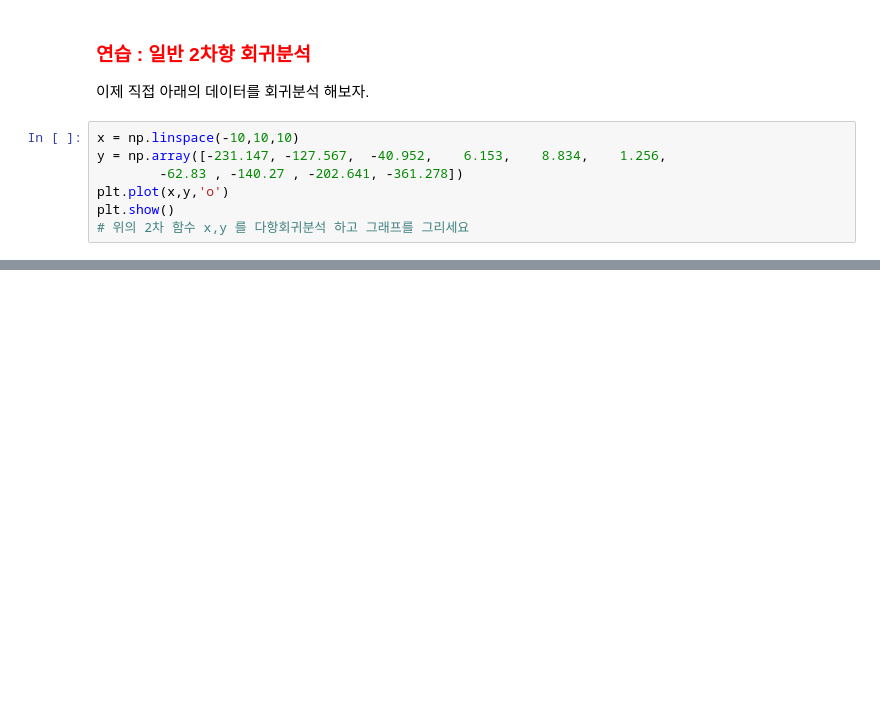
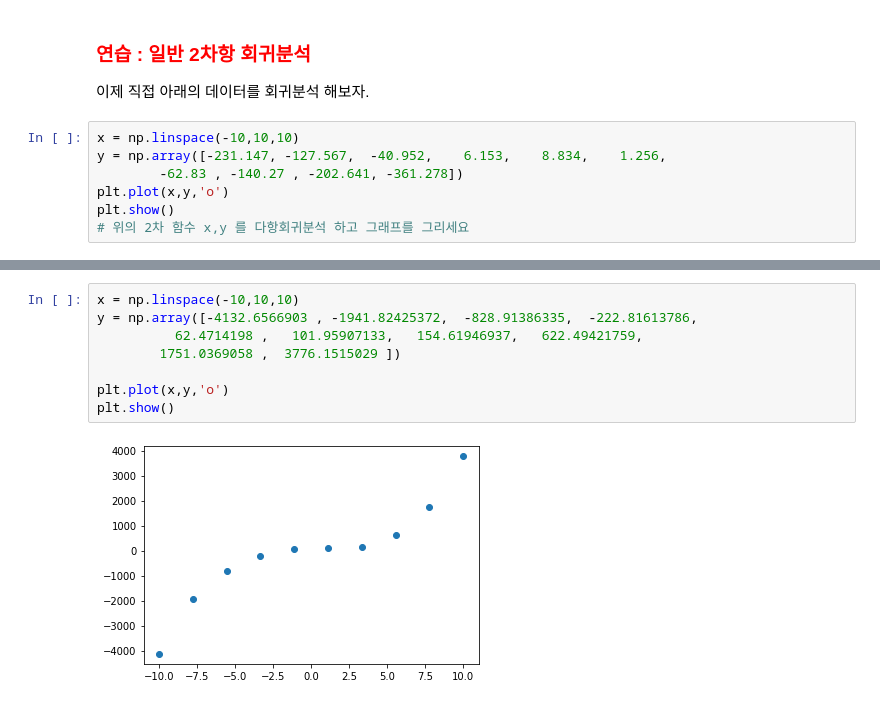
Before and after one commit to decoz/mlclass, a Jupyter notebook: 4_regression_linear.ipynb, the cells around one changed output, grey strips where cells are left out. Drawn from its saved outputs; the diff is of its cells as text; blank space fills up the shorter version.

```diff
--- a/4_regression_linear.ipynb
+++ b/4_regression_linear.ipynb
@@ -521,0 +531,10 @@ plt.show()
+# %%
+x = np.linspace(-10,10,10)
+y = np.array([-4132.6566903 , -1941.82425372,  -828.91386335,  -222.81613786,
+          62.4714198 ,   101.95907133,   154.61946937,   622.49421759,
+        1751.0369058 ,  3776.1515029 ])
+
+plt.plot(x,y,'o')
+plt.show()
+# %% [output]
+[figure, added]
```
Also changed, not shown: parts of 10 cells of this notebook.
